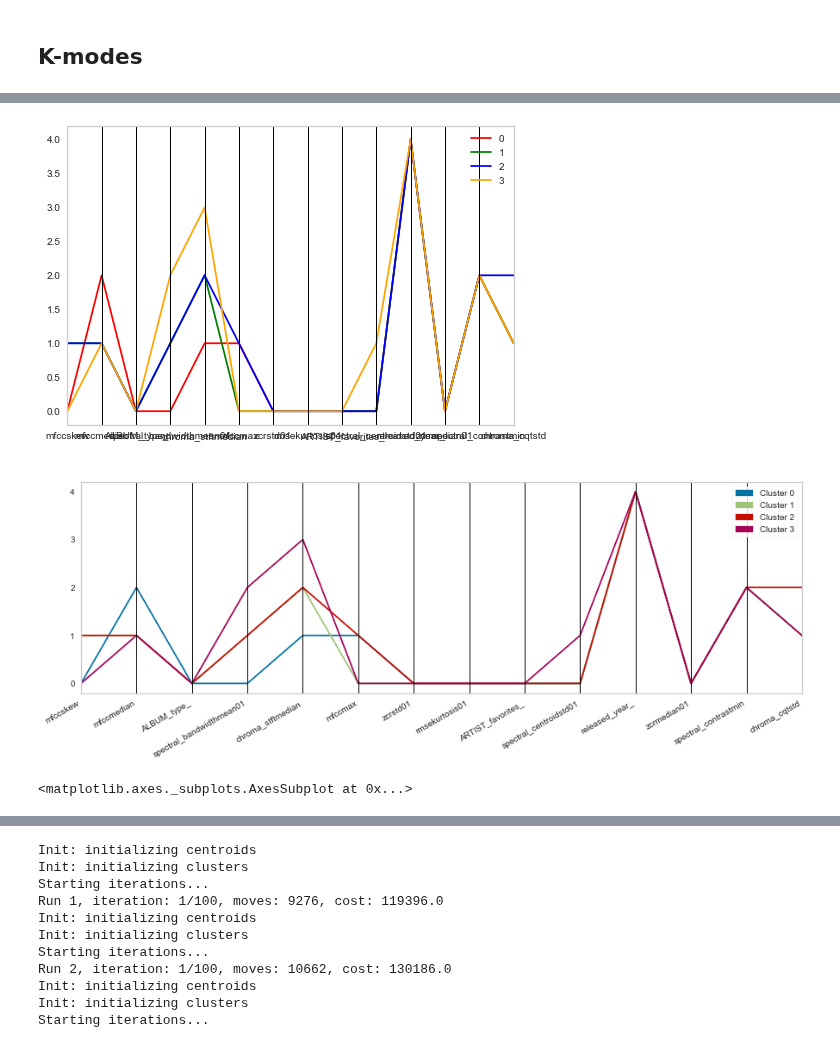
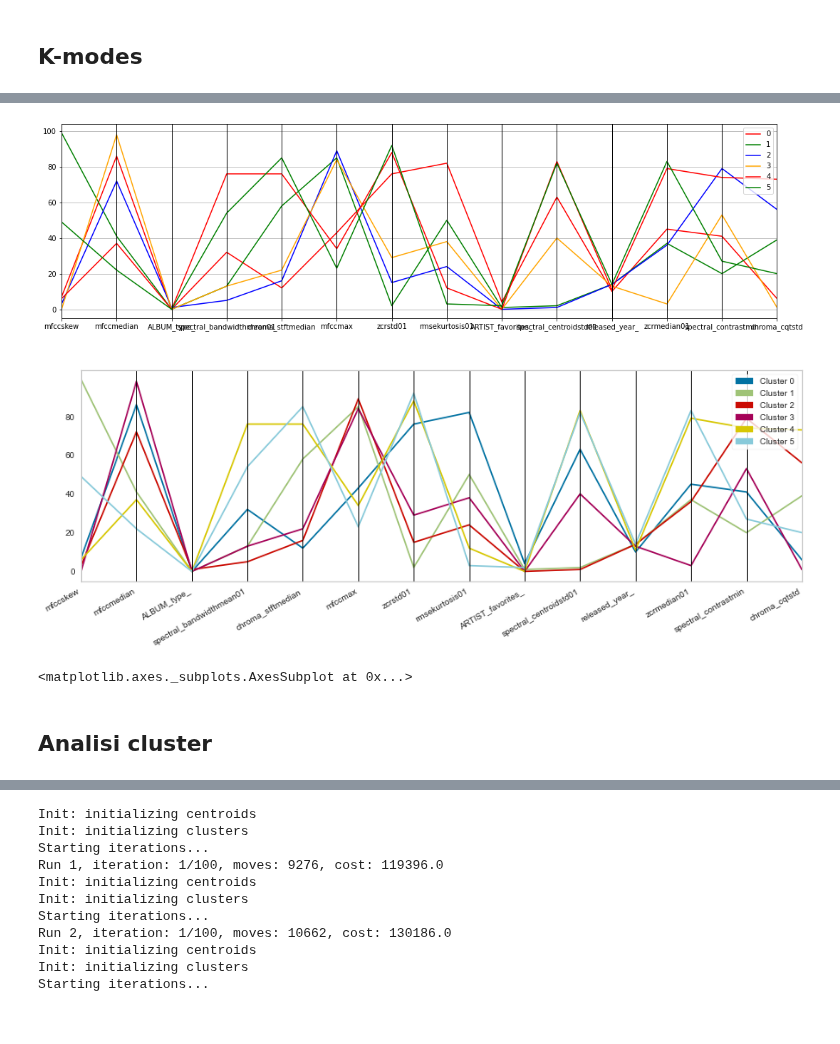
Before and after one commit to cri98li/Data-Mining-2-Project-ts-classification, a Jupyter notebook: Fase 4.3 - Transactional Clustering.ipynb, the cells around one changed output, grey strips where cells are left out. Drawn from its saved outputs; the diff is of its cells as text; code cells hidden in the pictures.

```diff
--- a/Fase 4.3 - Transactional Clustering.ipynb
+++ b/Fase 4.3 - Transactional Clustering.ipynb
@@ -217,7 +217,7 @@ compl
  'TRACK_listens',
  'TRACK_number']
 # %%
-from sklearn.preprocessing import StandardScaler
+from sklearn.preprocessing import StandardScaler, MinMaxScaler
 from imblearn.under_sampling import RandomUnderSampler
 from sklearn.preprocessing import RobustScaler
 from sklearn.preprocessing import LabelEncoder
@@ -232,7 +232,8 @@ for col in column2encode:
 
 X = df[attributi].values
 
-scaler = StandardScaler()
+#scaler = StandardScaler()
+scaler = MinMaxScaler()
 X_scaled = scaler.fit_transform(X)
 
 y = df[class_name]
@@ -244,7 +261,7 @@ X_rus, y_rus = rus.fit_resample(X, y)
 # %%
 from sklearn.preprocessing import KBinsDiscretizer
 # %%
-est = KBinsDiscretizer(n_bins=5, encode='ordinal', strategy='uniform')
+est = KBinsDiscretizer(n_bins=100, encode='ordinal', strategy='quantile')
 Xt = est.fit_transform(X_scaled)
 # %%
 Xt
@@ -281,8 +298,8 @@ array([array([-6.60157999, -0.12484869,  6.35188262, 12.82861392, 19.30534523,
 # %%
 from kmodes.kmodes import KModes
 
-
-km = KModes(n_clusters=6, init='Huang', n_init=5, verbose=1)
+n_cluster=6
+km = KModes(n_clusters=n_cluster, init='Huang', n_init=5, verbose=1)
 
 clusters = km.fit_predict(Xt)
 # %% [output]
@@ -317,7 +338,7 @@ clusters_df = pd.DataFrame({'mfccskew': centroids[:, 0], 'mfccmedian': centroids
                             'ARTIST_favorites_': centroids[:, 8], 'spectral_centroidstd01': centroids[:, 9],
                             'released_year_': centroids[:, 10], 'zcrmedian01': centroids[:, 11],
                             'spectral_contrastmin': centroids[:, 12], 'chroma_cqtstd': centroids[:, 13],
-                            'cluster': [0,1,2,3]})
+                            'cluster': range(0,n_cluster)})
 clusters_df
 # %% [output]
 |  | mfccskew | mfccmedian | ALBUM_type_ | spectral_bandwidthmean01 | chroma_stftmedian | mfccmax | zcrstd01 | ... |
@@ -328,7 +351,8 @@ clusters_df
 # %%
+plt.figure(figsize=(18,5))
 pd.plotting.parallel_coordinates(clusters_df, "cluster", color=["red", "green", "blue", "orange"]);
 # %% [output]
-[figure, old version]
+[figure, new version]
 # %%
 from yellowbrick.features.pcoords import parallel_coordinates
 from yellowbrick.features import ParallelCoordinates
@@ -350,7 +374,7 @@ features = [
     "spectral_contrastmin",
     "chroma_cqtstd"
 ]
-classes = ["Cluster 0", "Cluster 1", "Cluster 2", "Cluster 3"]
+classes = ["Cluster 0", "Cluster 1", "Cluster 2", "Cluster 3", "Cluster 4", "Cluster 5"]
 
 # Instantiate the visualizer
 visualizer = ParallelCoordinates(
@@ -361,11 +385,13 @@ visualizer = ParallelCoordinates(
 
 # Fit and transform the data to the visualizer
 visualizer.fit_transform(clusters_df[features], clusters_df["cluster"])
-visualizer.ax.set_yticks([0,1,2,3,4])
+visualizer.ax.set_yticks(range(0,100, 20))
 visualizer.fig.autofmt_xdate()
 
 # Finalize the title and axes then display the visualization
 visualizer.show()
 # %% [output]
-[figure, old version]
+[figure, new version]
 <matplotlib.axes._subplots.AxesSubplot at 0x...>
+# %% [markdown]
+## Analisi cluster
```
Also changed, not shown: parts of 12 cells of this notebook, 1 other file.
